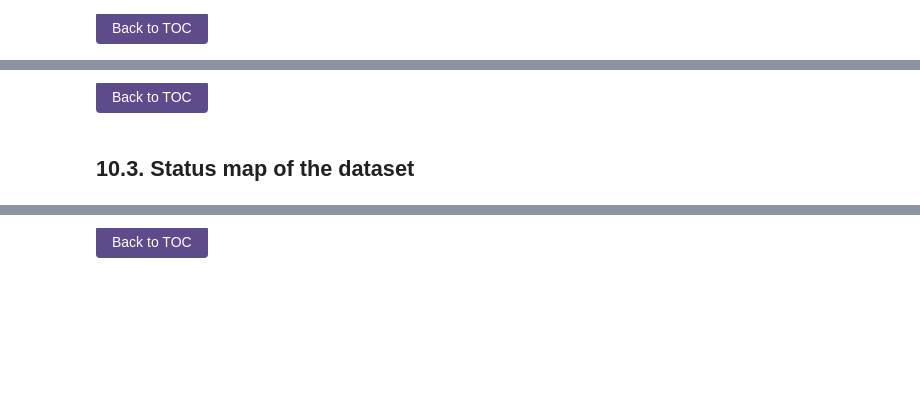
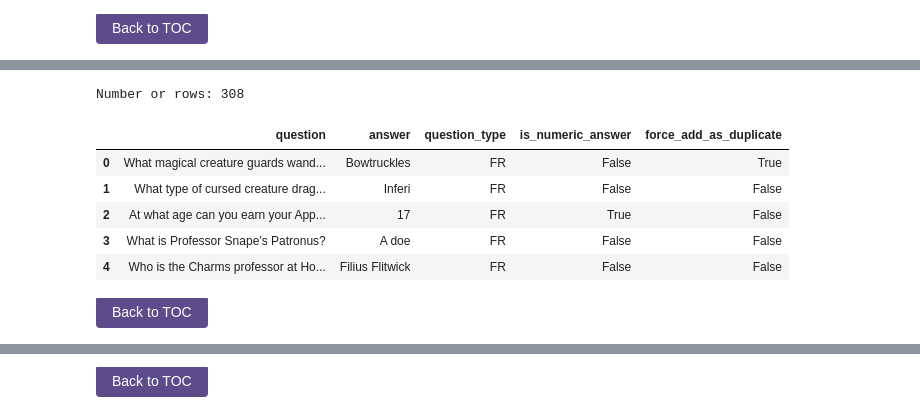
Before and after one commit to RSipra/semantic_verification_engine, a Jupyter notebook: src/data_scripts/02-clean_plus_EDA_of_dataset.ipynb, the cells around one changed output, grey strips where cells are left out. Cells and saved outputs as stored; diff of their text form; code cells hidden in the pictures; blank space fills up the shorter version.

```diff
--- a/src/data_scripts/02-clean_plus_EDA_of_dataset.ipynb
+++ b/src/data_scripts/02-clean_plus_EDA_of_dataset.ipynb
@@ -3779,4 +3905,29 @@ As expected, both questions are lexically similar but semantically different - t
+# %%
+# questions to append to the dataframe: status is 'new' or 'edit'
+reviewed_questions_to_add_df = quality_check_review_df.loc[(quality_check_review_df['STATUS']=='new') |
+                                                        (quality_check_review_df['STATUS']=='edit')].reset_index(drop=True)
+
+## Make sure it is the standard format for pipeline ingestion
+
+# Add the force_add_as_duplicate for the edited questions
+reviewed_questions_to_add_df['force_add_as_duplicate'] = reviewed_questions_to_add_df['is_duplicate'] == True
+
+# drop unnecessary columns
+columns_to_drop = ['Unnamed: 0', 'original_question_id', 'is_duplicate', 'STATUS']
+reviewed_questions_to_add_df = reviewed_questions_to_add_df.drop(columns=columns_to_drop).reset_index(drop=True)
+# add the 'force_add_as_duplicate` column
+
+
+# Sanity check
+print(f'Number or rows: {reviewed_questions_to_add_df.shape[0]}')  # should be 308 (203 edits + 105 new)
+reviewed_questions_to_add_df.head()
+# %% [output]
+Number or rows: 308
+|  | question | answer | question_type | is_numeric_answer | force_add_as_duplicate |
+| 0 | What magical creature guards wand... | Bowtruckles | FR | False | True |
+| 1 | What type of cursed creature drag... | Inferi | FR | False | False |
+| 2 | At what age can you earn your App... | 17 | FR | True | False |
+| 3 | What is Professor Snape’s Patronus? | A doe | FR | False | False |
+| 4 | Who is the Charms professor at Ho... | Filius Flitwick | FR | False | False |
 # %% [markdown]
 <a href="#table-of-contents" style="display:inline-block; padding:8px 16px; background-color:#5e4b8b; color:white; text-align:center; text-decoration:none; border-radius:4px;">Back to TOC</a>
-# %% [markdown]
-## 10.3. Status map of the dataset
```
Also changed, not shown: parts of 54 cells of this notebook, 21 other files.
